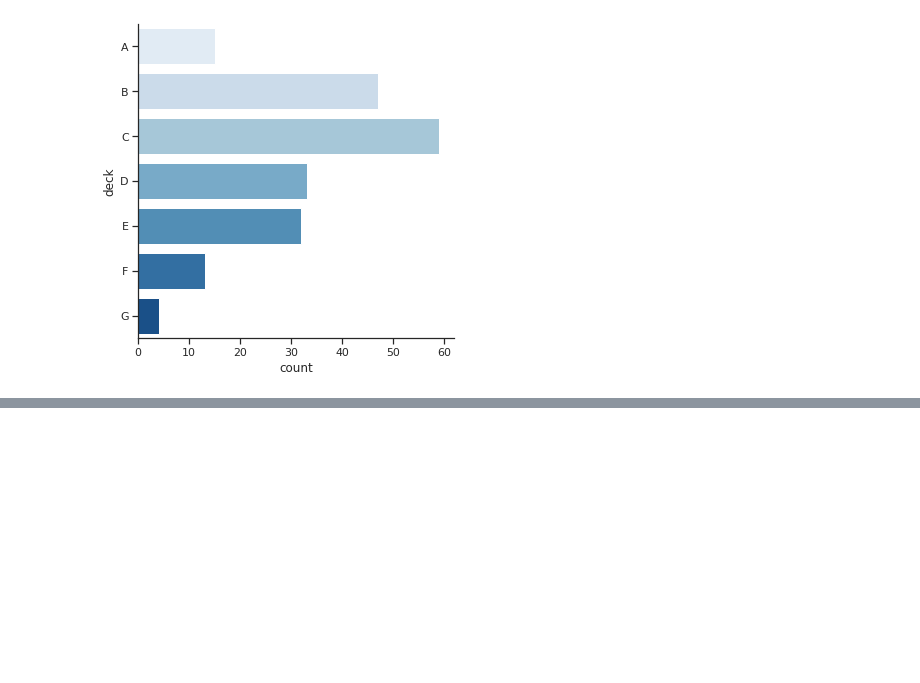
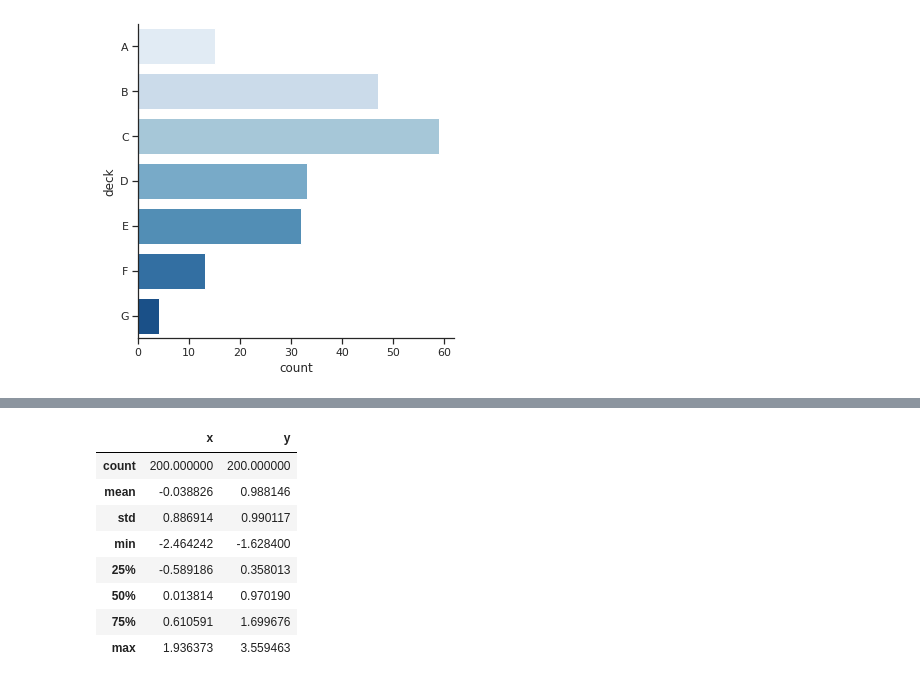
Before and after one commit to JSzczpin/Kurs, a Jupyter notebook: Dane.ipynb, the cells around one changed output, grey strips where cells are left out. Cells and saved outputs as stored; diff of their text form; code cells hidden in the pictures; blank space fills up the shorter version.

```diff
--- a/Dane.ipynb
+++ b/Dane.ipynb
@@ -154,0 +168,12 @@ sns.catplot(data=df,y='deck',kind='count',palette='Blues')
+# %%
+df.describe()
+# %% [output]
+|  | x | y |
+| count | 200.000000 | 200.000000 |
+| mean | -0.038826 | 0.988146 |
+| std | 0.886914 | 0.990117 |
+| min | -2.464242 | -1.628400 |
+| 25% | -0.589186 | 0.358013 |
+| 50% | 0.013814 | 0.970190 |
+| 75% | 0.610591 | 1.699676 |
+| max | 1.936373 | 3.559463 |
```
Also changed, not shown: parts of 4 cells of this notebook.
